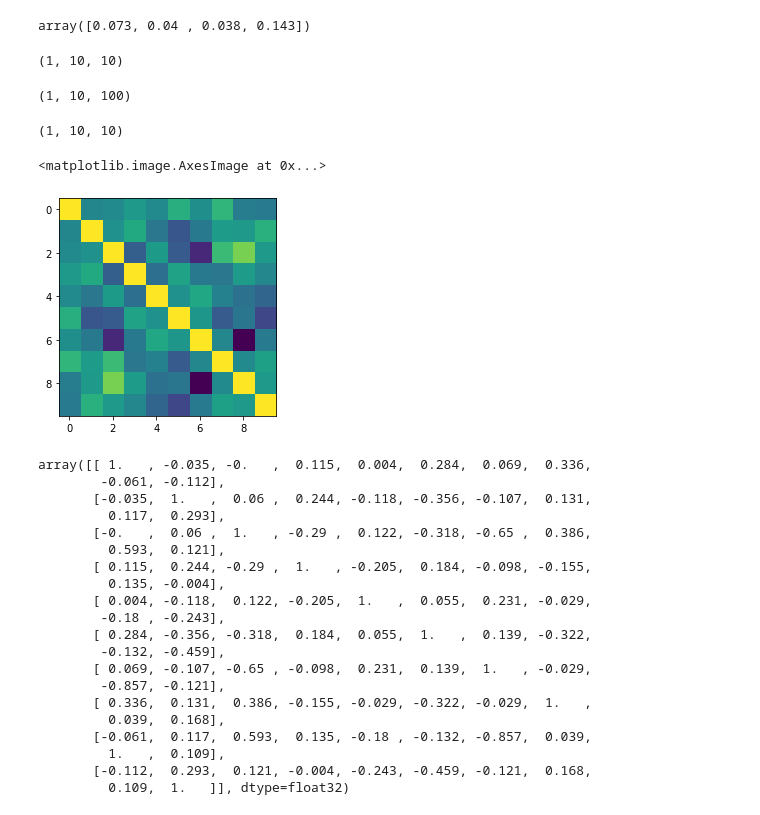
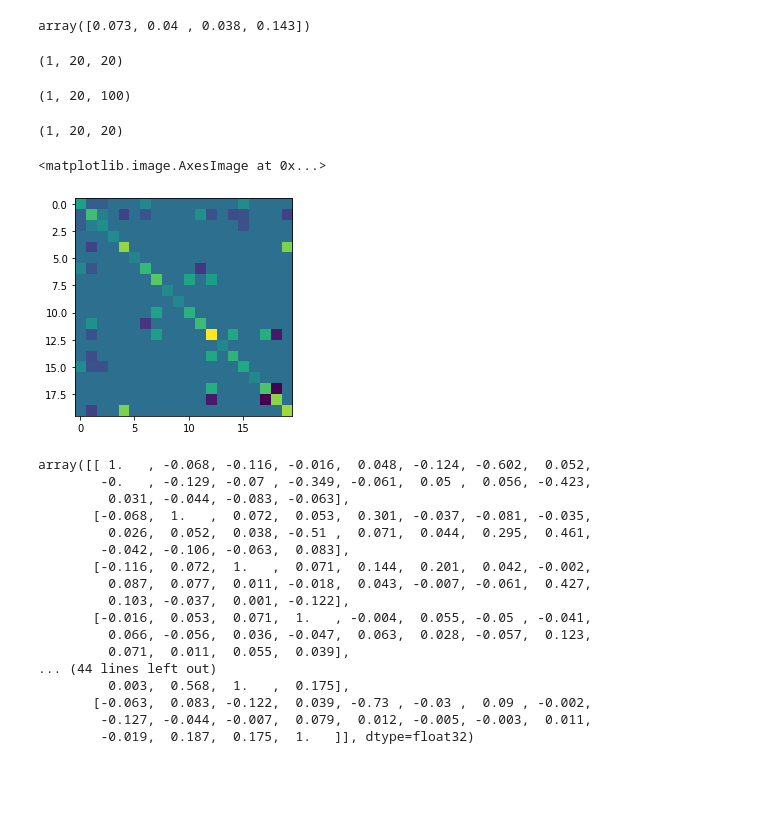
Before and after one commit to junipertcy/functional-connectivity, a Jupyter notebook: 01_playground.ipynb, the cells around one changed output. Drawn from its saved outputs; the diff is of its cells as text; code cells hidden in the pictures; blank space fills up the shorter version.

```diff
--- a/01_playground.ipynb
+++ b/01_playground.ipynb
@@ -248,50 +251,47 @@ np.around(cov.location_, decimals=3)
 # %% [output]
 array([0.073, 0.04 , 0.038, 0.143])
 # %%
-sigs = np.load('./playground/GLASSO_Framework/db/GLASSO/N10_random50.0_Iadd0.1_samples100-100_Normal_id0/Sigs.npy')
-ss = np.load('./playground/GLASSO_Framework/db/GLASSO/N10_random50.0_Iadd0.1_samples100-100_Normal_id0/Ss.npy')
-ys = np.load('./playground/GLASSO_Framework/db/GLASSO/N10_random50.0_Iadd0.1_samples100-100_Normal_id0/ys.npy')
+sigs = np.load('./playground/GLASSO_Framework/db/GLASSO/N20_random10.0_Iadd0.1_samples100-100_Normal_id0/Sigs.npy')
+ss = np.load('./playground/GLASSO_Framework/db/GLASSO/N20_random10.0_Iadd0.1_samples100-100_Normal_id0/Ss.npy')
+ys = np.load('./playground/GLASSO_Framework/db/GLASSO/N20_random10.0_Iadd0.1_samples100-100_Normal_id0/ys.npy')
 # %%
 ss.shape
 # %% [output]
-(1, 10, 10)
+(1, 20, 20)
 # %%
 ys.shape
 # %% [output]
-(1, 10, 100)
+(1, 20, 100)
 # %%
 sigs.shape
 # %% [output]
-(1, 10, 10)
+(1, 20, 20)
 # %%
-plt.imshow(ss[0, :, :])
+plt.imshow(sigs[0, :, :])
 # %% [output]
 <matplotlib.image.AxesImage at 0x...>
-[figure, old version]
+[figure, new version]
 # %%
-cov = GraphicalLassoCV(alphas=10, cv=10, assume_centered=True).fit(ys[0, :, :].T)
+cov = GraphicalLassoCV(assume_centered=True, mode="lars").fit(ys[0, :, :].T)
 np.around(cov.covariance_, decimals=3)
 # %% [output]
-array([[ 1.   , -0.035, -0.   ,  0.115,  0.004,  0.284,  0.069,  0.336,
-        -0.061, -0.112],
-       [-0.035,  1.   ,  0.06 ,  0.244, -0.118, -0.356, -0.107,  0.131,
-         0.117,  0.293],
-       [-0.   ,  0.06 ,  1.   , -0.29 ,  0.122, -0.318, -0.65 ,  0.386,
-         0.593,  0.121],
-       [ 0.115,  0.244, -0.29 ,  1.   , -0.205,  0.184, -0.098, -0.155,
-         0.135, -0.004],
-       [ 0.004, -0.118,  0.122, -0.205,  1.   ,  0.055,  0.231, -0.029,
-        -0.18 , -0.243],
-       [ 0.284, -0.356, -0.318,  0.184,  0.055,  1.   ,  0.139, -0.322,
-        -0.132, -0.459],
-       [ 0.069, -0.107, -0.65 , -0.098,  0.231,  0.139,  1.   , -0.029,
-        -0.857, -0.121],
-       [ 0.336,  0.131,  0.386, -0.155, -0.029, -0.322, -0.029,  1.   ,
-         0.039,  0.168],
-       [-0.061,  0.117,  0.593,  0.135, -0.18 , -0.132, -0.857,  0.039,
-         1.   ,  0.109],
-       [-0.112,  0.293,  0.121, -0.004, -0.243, -0.459, -0.121,  0.168,
-         0.109,  1.   ]], dtype=float32)
+array([[ 1.   , -0.068, -0.116, -0.016,  0.048, -0.124, -0.602,  0.052,
+        -0.   , -0.129, -0.07 , -0.349, -0.061,  0.05 ,  0.056, -0.423,
+         0.031, -0.044, -0.083, -0.063],
+       [-0.068,  1.   ,  0.072,  0.053,  0.301, -0.037, -0.081, -0.035,
+         0.026,  0.052,  0.038, -0.51 ,  0.071,  0.044,  0.295,  0.461,
+        -0.042, -0.106, -0.063,  0.083],
+       [-0.116,  0.072,  1.   ,  0.071,  0.144,  0.201,  0.042, -0.002,
+         0.087,  0.077,  0.011, -0.018,  0.043, -0.007, -0.061,  0.427,
+         0.103, -0.037,  0.001, -0.122],
+       [-0.016,  0.053,  0.071,  1.   , -0.004,  0.055, -0.05 , -0.041,
+         0.066, -0.056,  0.036, -0.047,  0.063,  0.028, -0.057,  0.123,
+         0.071,  0.011,  0.055,  0.039],
+... (44 lines left out)
+         0.003,  0.568,  1.   ,  0.175],
+       [-0.063,  0.083, -0.122,  0.039, -0.73 , -0.03 ,  0.09 , -0.002,
+        -0.127, -0.044, -0.007,  0.079,  0.012, -0.005, -0.003,  0.011,
+        -0.019,  0.187,  0.175,  1.   ]], dtype=float32)
 # %%
 d = sigs
 edgelist = []
```
Also changed, not shown: parts of 6 cells of this notebook, 3 other files.
